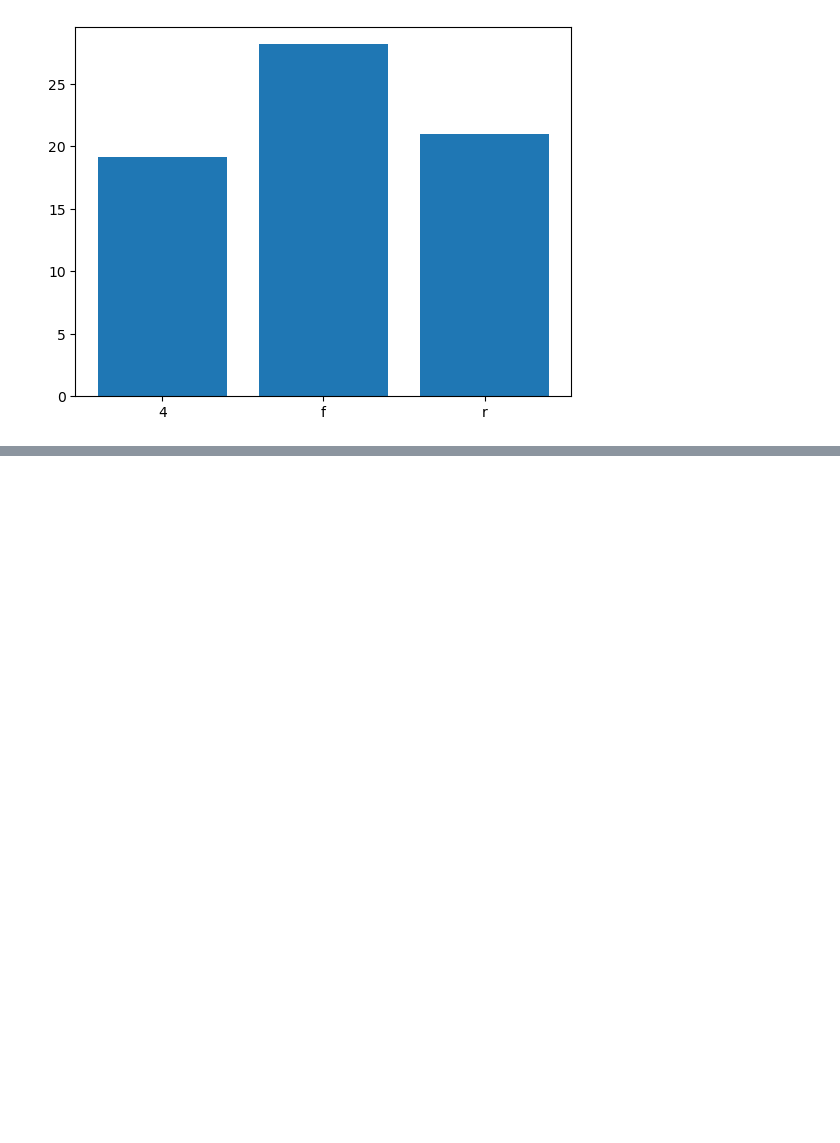
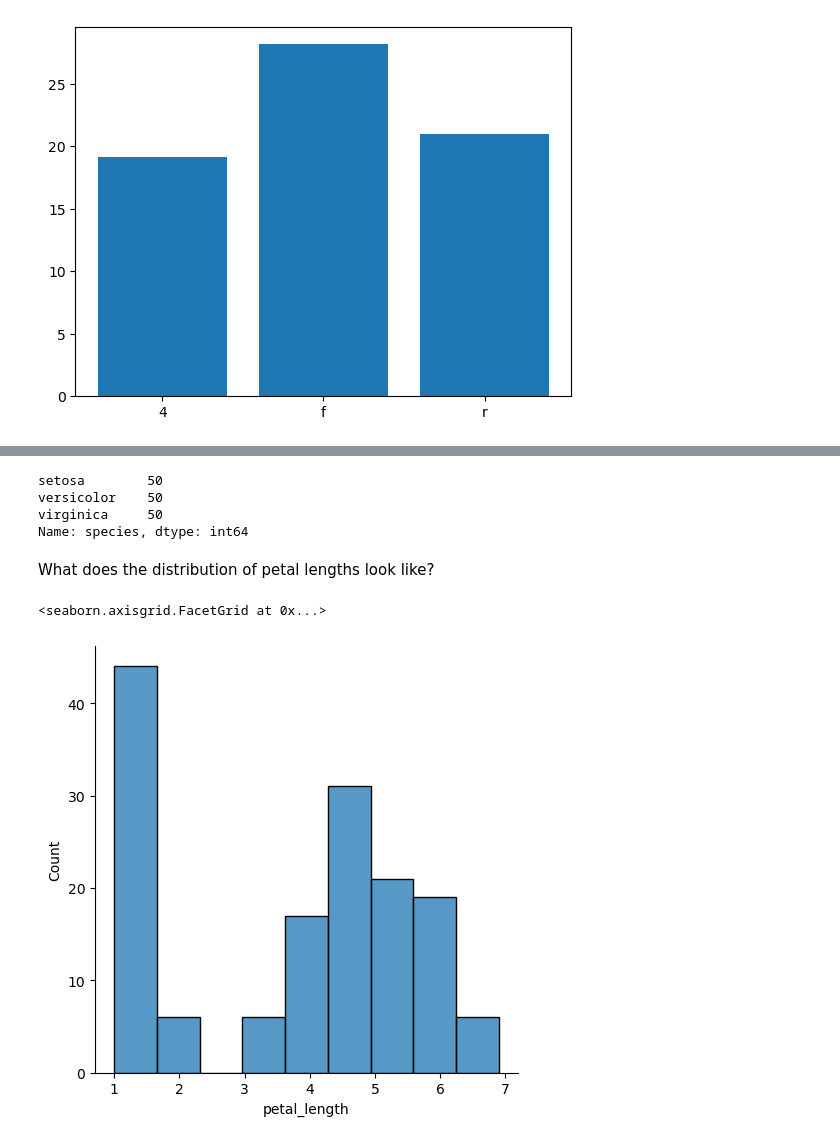
Before and after one commit to Msalazar2/numpy-pandas-visualization-exercises, a Jupyter notebook: seaborn_exercises.ipynb, the cells around one changed output, grey strips where cells are left out. Cells and saved outputs as stored; diff of their text form; code cells hidden in the pictures; blank space fills up the shorter version.

```diff
--- a/seaborn_exercises.ipynb
+++ b/seaborn_exercises.ipynb
@@ -198,0 +202,2 @@ plt.bar(g.index, g)
+# %%
+i = sns.load_dataset('iris')
@@ -198,0 +213,14 @@ plt.bar(g.index, g)
+# %%
+i.species.value_counts()
+# %% [output]
+setosa        50
+versicolor    50
+virginica     50
+Name: species, dtype: int64
+# %% [markdown]
+What does the distribution of petal lengths look like?
+# %%
+sns.displot(i.petal_length)
+# %% [output]
+<seaborn.axisgrid.FacetGrid at 0x...>
+[figure, added]
```
Also changed, not shown: parts of 45 cells of this notebook.
